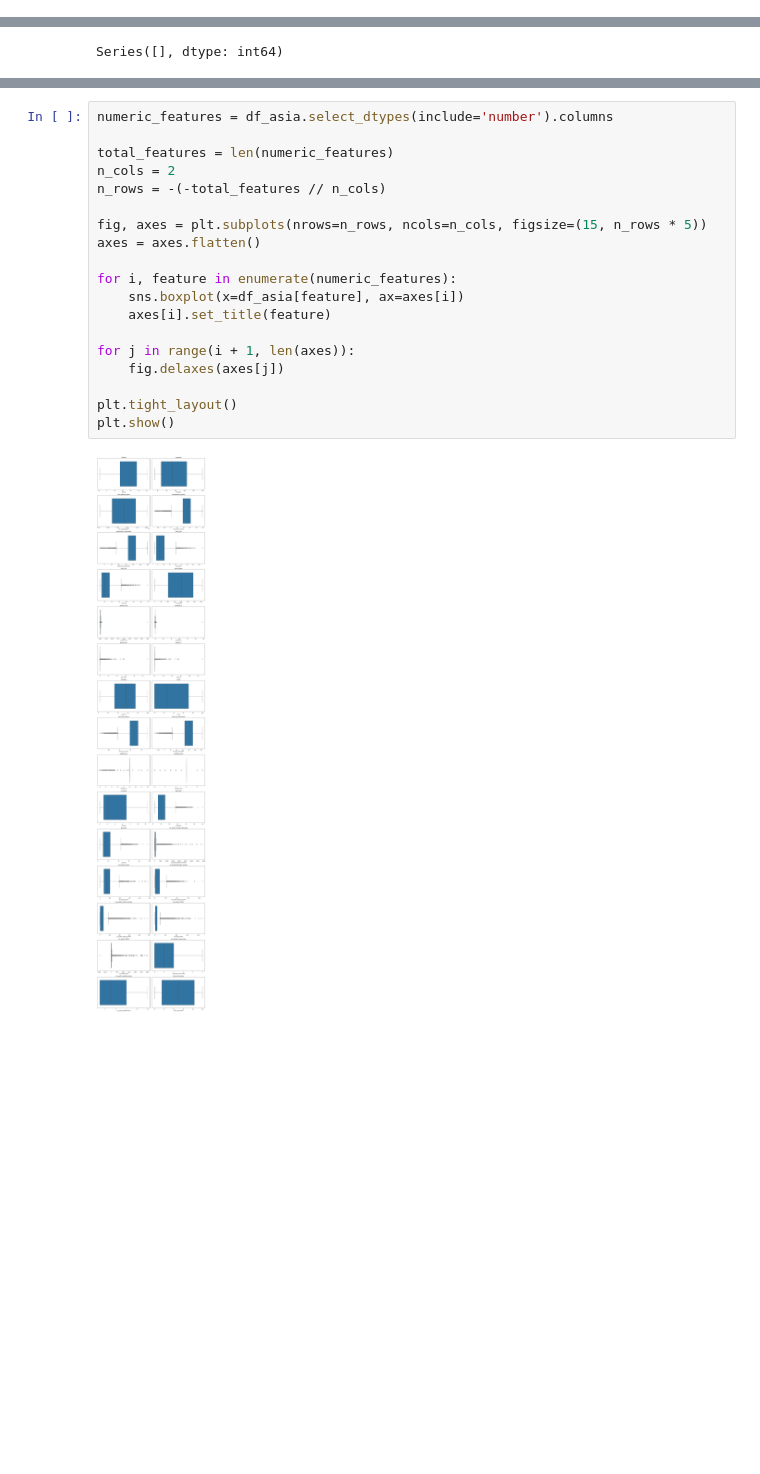
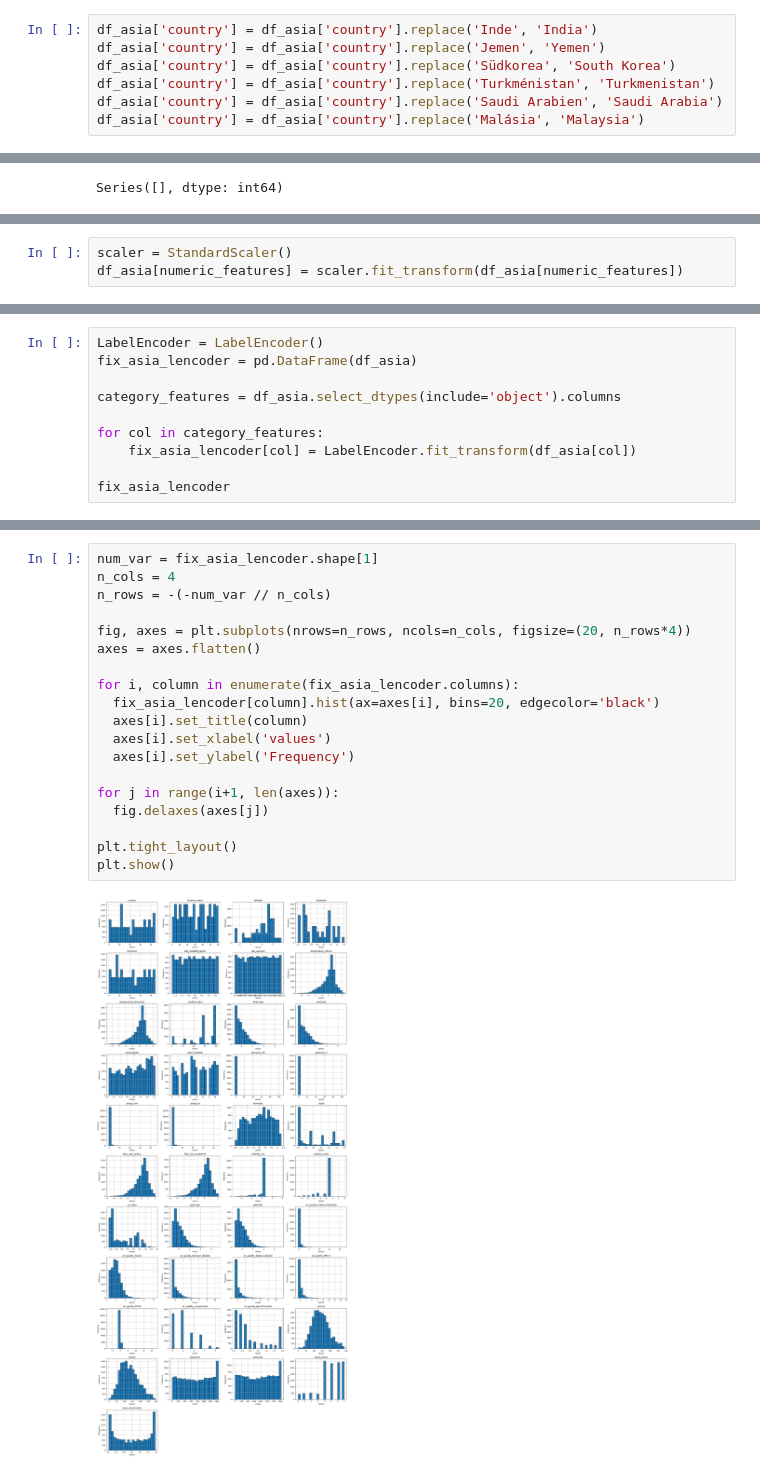
Before and after one commit to SenyuminAja16/2-Faza-Grace, a Jupyter notebook: EDAdan Visualization.ipynb, the cells around one changed output, grey strips where cells are left out. Cells and saved outputs as stored; diff of their text form; blank space fills up the shorter version.

Commit message:
visualisi

```diff
--- a/EDAdan Visualization.ipynb
+++ b/EDAdan Visualization.ipynb
@@ -53,0 +93,7 @@ See the caveats in the documentation: https://pandas.pydata.org/pandas-docs/stab
+# %%
+df_asia['country'] = df_asia['country'].replace('Inde', 'India')
+df_asia['country'] = df_asia['country'].replace('Jemen', 'Yemen')
+df_asia['country'] = df_asia['country'].replace('Südkorea', 'South Korea')
+df_asia['country'] = df_asia['country'].replace('Turkménistan', 'Turkmenistan')
+df_asia['country'] = df_asia['country'].replace('Saudi Arabien', 'Saudi Arabia')
+df_asia['country'] = df_asia['country'].replace('Malásia', 'Malaysia')
@@ -71,0 +346,3 @@ df_asia.describe()
+# %%
+scaler = StandardScaler()
+df_asia[numeric_features] = scaler.fit_transform(df_asia[numeric_features])
@@ -71,0 +355,10 @@ df_asia.describe()
+# %%
+LabelEncoder = LabelEncoder()
+fix_asia_lencoder = pd.DataFrame(df_asia)
+
+category_features = df_asia.select_dtypes(include='object').columns
+
+for col in category_features:
+    fix_asia_lencoder[col] = LabelEncoder.fit_transform(df_asia[col])
+
+fix_asia_lencoder
@@ -72,21 +381,21 @@ df_asia.describe()
 # %%
-numeric_features = df_asia.select_dtypes(include='number').columns
+num_var = fix_asia_lencoder.shape[1]
+n_cols = 4
+n_rows = -(-num_var // n_cols)
 
-total_features = len(numeric_features)
-n_cols = 2
-n_rows = -(-total_features // n_cols)
-
-fig, axes = plt.subplots(nrows=n_rows, ncols=n_cols, figsize=(15, n_rows * 5))
+fig, axes = plt.subplots(nrows=n_rows, ncols=n_cols, figsize=(20, n_rows*4))
 axes = axes.flatten()
 
-for i, feature in enumerate(numeric_features):
-    sns.boxplot(x=df_asia[feature], ax=axes[i])
-    axes[i].set_title(feature)
+for i, column in enumerate(fix_asia_lencoder.columns):
+  fix_asia_lencoder[column].hist(ax=axes[i], bins=20, edgecolor='black')
+  axes[i].set_title(column)
+  axes[i].set_xlabel('values')
+  axes[i].set_ylabel('Frequency')
 
-for j in range(i + 1, len(axes)):
-    fig.delaxes(axes[j])
+for j in range(i+1, len(axes)):
+  fig.delaxes(axes[j])
 
 plt.tight_layout()
 plt.show()
 # %% [output]
-[figure, old version]
+[figure, new version]
```
Also changed, not shown: parts of 42 cells of this notebook, 1 other file.
